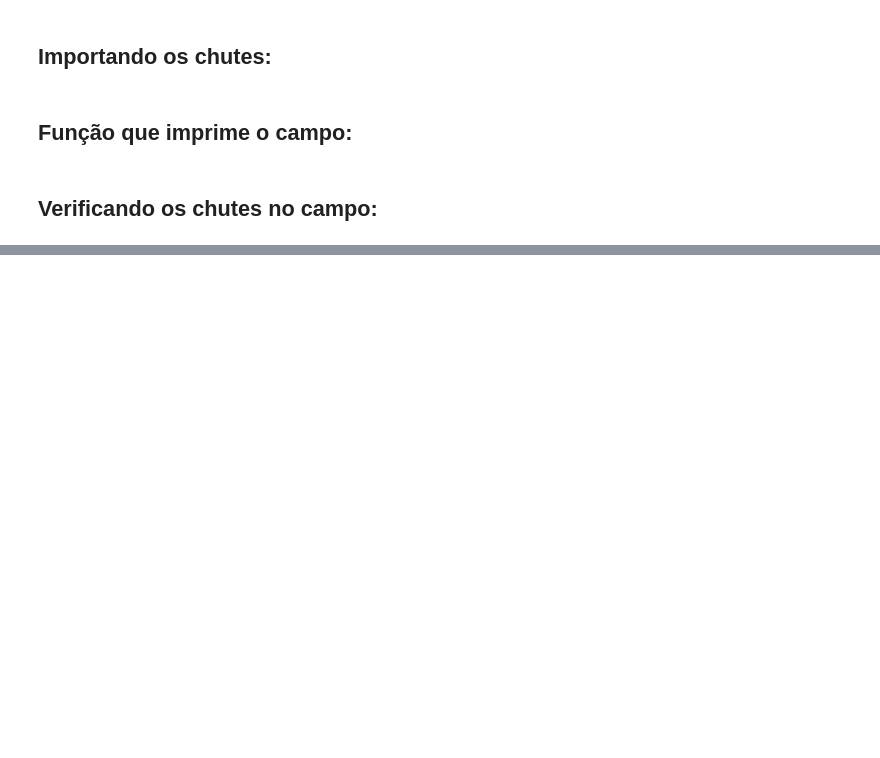
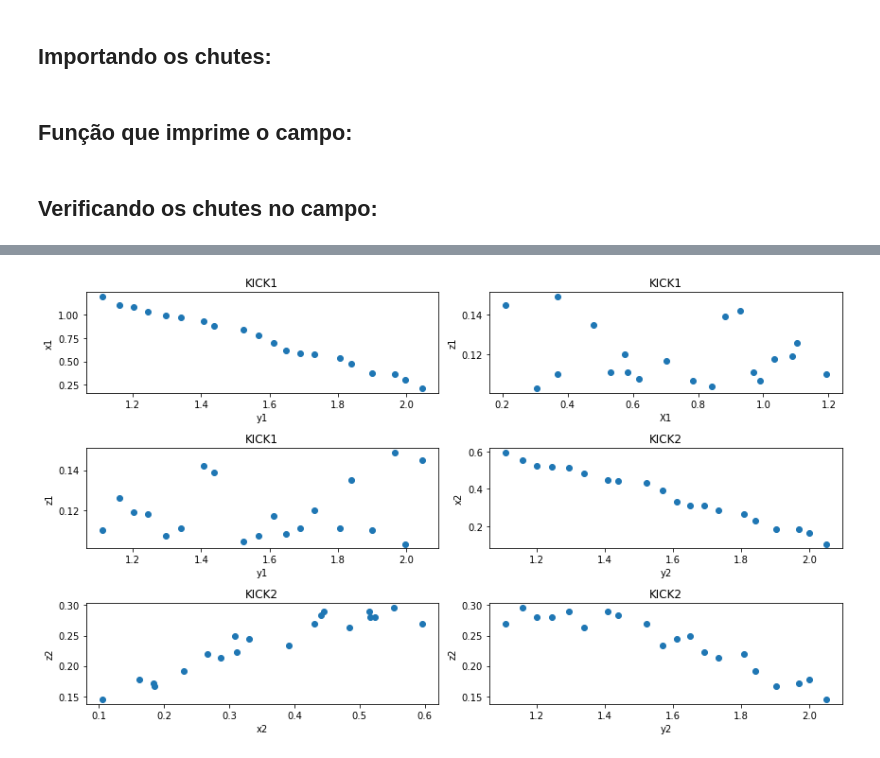
Before and after one commit to yanprada/MO444-discipline, a Jupyter notebook: trab2/Trab2_yan.ipynb, the cells around one changed output, grey strips where cells are left out. Saved outputs shown, nothing was run; the diff lists cells and outputs as text; code cells hidden in the pictures; blank space fills up the shorter version.

```diff
--- a/trab2/Trab2_yan.ipynb
+++ b/trab2/Trab2_yan.ipynb
@@ -100,0 +102,33 @@ plt.show()
+# %%
+# ANALISANDO OS EIXOS KICK 1
+
+fig, axs = plt.subplots(3, 2)
+fig.set_size_inches(12, 7)
+# Axis 1
+axs[0, 0].scatter(y1, x1)
+axs[0, 0].set(xlabel='y1', ylabel='x1')
+axs[0, 0].set_title("KICK1")
+# Axis 2
+axs[1, 0].scatter(y1, z1)
+axs[1, 0].set(xlabel='y1', ylabel='z1')
+axs[1, 0].set_title("KICK1")
+# Axis 3
+axs[0, 1].scatter(x1, z1)
+axs[0, 1].set(xlabel='X1', ylabel='z1')
+axs[0, 1].set_title("KICK1")
+# Axis 4
+axs[1, 1].scatter(y2, x2)
+axs[1, 1].set(xlabel='y2', ylabel='x2')
+axs[1, 1].set_title("KICK2")
+# Axis 4
+axs[2, 0].scatter(x2, z2)
+axs[2, 0].set(xlabel='x2', ylabel='z2')
+axs[2, 0].set_title("KICK2")
+# Axis 4
+axs[2, 1].scatter(y2, z2)
+axs[2, 1].set(xlabel='y2', ylabel='z2')
+axs[2, 1].set_title("KICK2")
+
+fig.tight_layout()
+# %% [output]
+[figure, added]
```
Also changed, not shown: parts of 7 cells of this notebook.
